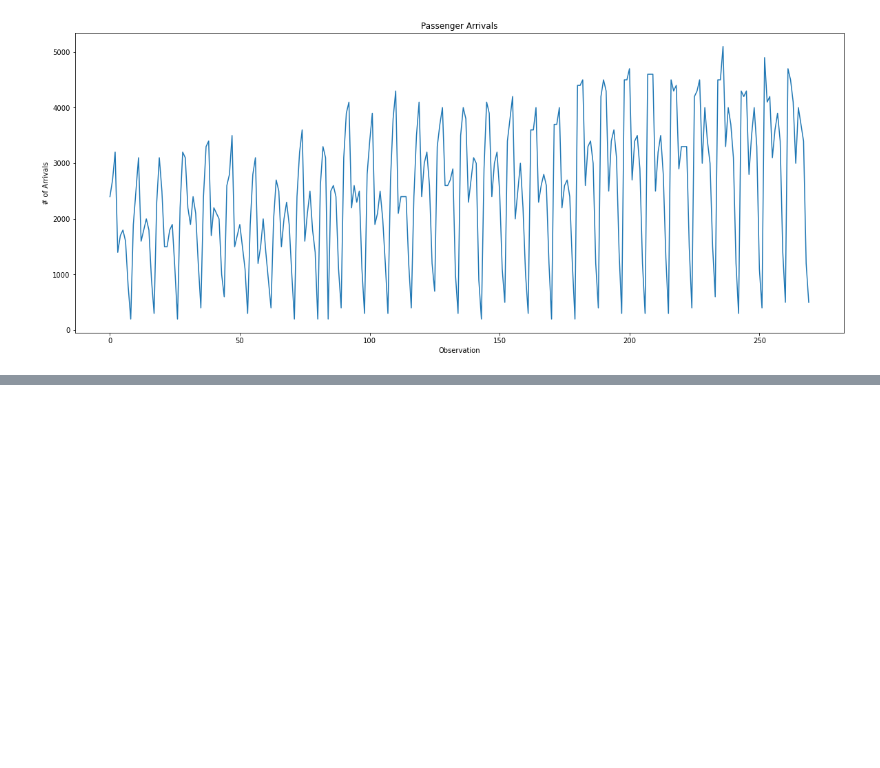
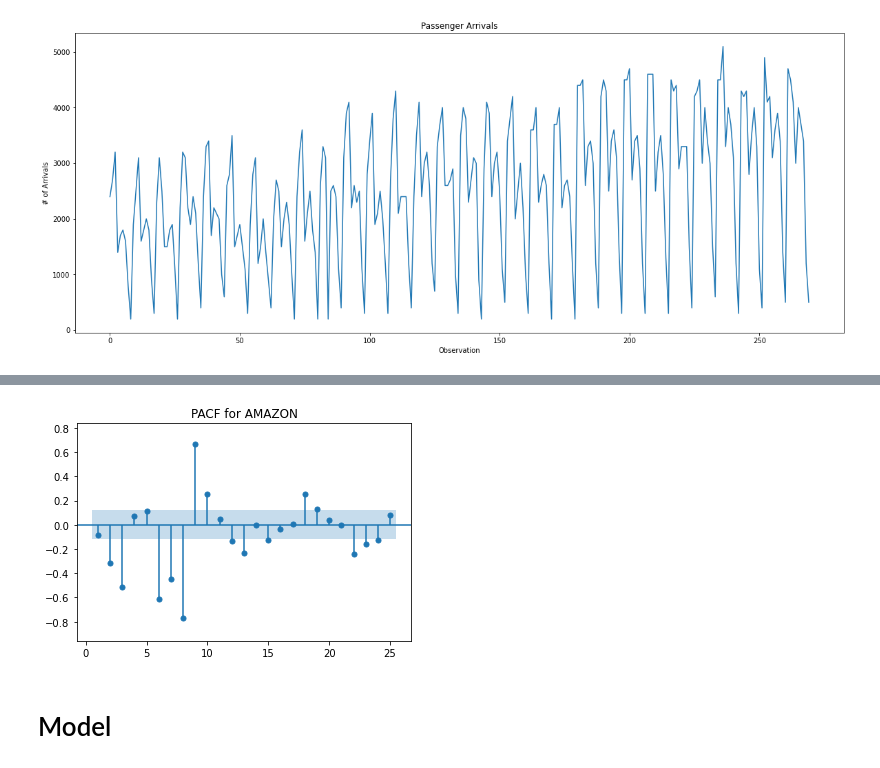
Before and after one commit to Adriank2001/MGOC20Case, a Jupyter notebook: analysis.ipynb, the cells around one changed output, grey strips where cells are left out. Drawn from its saved outputs; the diff is of its cells as text; code cells hidden in the pictures; blank space fills up the shorter version.

```diff
--- a/analysis.ipynb
+++ b/analysis.ipynb
@@ -181,0 +213,8 @@ print(f" t stat: {t_stat}, pvalue: {pvalue}, lags used: {lags}")
+# %%
+sm.graphics.tsa.plot_pacf(df_view['lag_1'].dropna(), zero = False, auto_ylims = True)
+plt.title("PACF for AMAZON")
+plt.show()
+# %% [output]
+[figure, added]
+# %% [markdown]
+# Model
```
Also changed, not shown: parts of 15 cells of this notebook.
